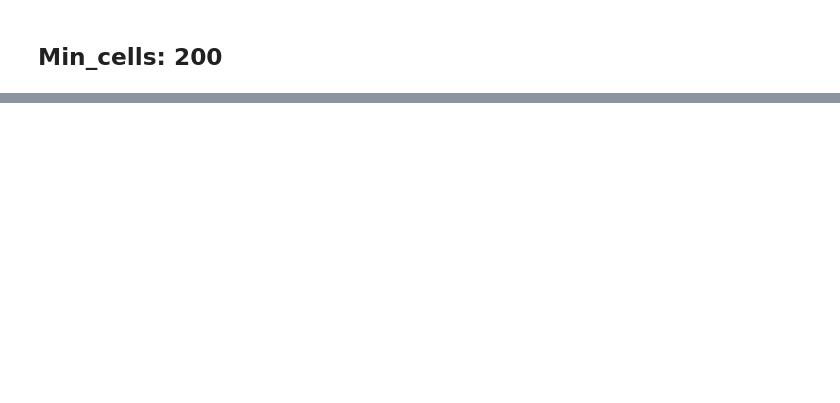
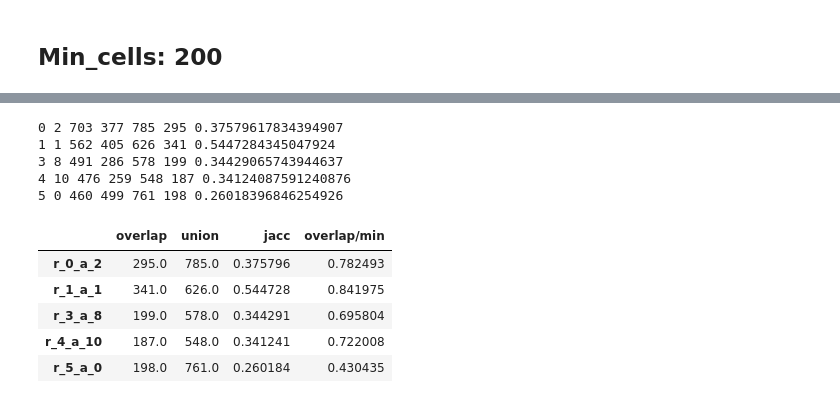
Before and after one commit to elhaam/AIscEA, a Jupyter notebook: examples/SNAREseq_Mus_5k.ipynb, the cells around one changed output, grey strips where cells are left out. Cells and saved outputs as stored; diff of their text form; code cells hidden in the pictures; blank space fills up the shorter version.

```diff
--- a/examples/Mus_5k_200.ipynb
+++ b/examples/SNAREseq_Mus_5k.ipynb
@@ -1347,0 +214,14 @@ with open(out_dir + 'ATAC_index_1360.pickle', 'wb') as handle:
+# %%
+# Double check the true mappings using cell labels
+
+df_cells_common = pd.DataFrame()
+
+for cls_rna in sorted(set(rna.obs['leiden'])):
+    for cls_atac in sorted(set(atac_cis_on_org.obs['leiden'])):
+        cells_atac  = atac_cis_on_org.obs[atac_cis_on_org.obs['leiden'] == str(cls_atac)].index
+        cells_rna = rna.obs[rna.obs['leiden'] == str(cls_rna)].index
+        df_cells_common.loc[('r_' + str(cls_rna)), ('a_' + str(cls_atac))] = len(set(cells_atac) & set(cells_rna))
+
+df_cells_common
+
+# 0:2, 1:1, 3:8, 5:0, 4:10
@@ -1347,0 +235,44 @@ with open(out_dir + 'ATAC_index_1360.pickle', 'wb') as handle:
+# %%
+# Double check the true mappings using cell labels
+import pickle
+import pandas as pd
+df_cells_common = pd.DataFrame(columns=['overlap', 'union', 'jacc', 'overlap/min'])
+out_dir = "/home/ejafari/alignment/downstream/notebooks/FW_cluster_cell_names/Mus_5k/"
+cls_overlap_dict = dict()
+
+for cls_rna in sorted(set(rna.obs['leiden'])):
+    cls_atac = str(col_ind_cor[int(cls_rna)])
+    cells_atac  = atac_cis_on_org.obs[atac_cis_on_org.obs['leiden'] == str(cls_atac)].index
+    cells_rna = rna.obs[rna.obs['leiden'] == str(cls_rna)].index
+    overlap = set(cells_atac) & set(cells_rna)
+    n_overlapping = len(overlap)
+    cls_overlap_dict[cls_rna + "_" + cls_atac] = overlap
+
+
+
+    n_union = len(set(cells_rna).union(cells_atac))
+    jacc = n_overlapping/n_union
+    overlap_min = n_overlapping/min(len(cells_rna), len(cells_atac))
+    df_cells_common.loc['r_' + str(cls_rna) + '_a_' + str(cls_atac)] = [n_overlapping, n_union, jacc, overlap_min]
+
+    print(cls_rna, cls_atac, len(cells_rna), len(cells_atac), n_union, n_overlapping, jacc)
+
+    # Save overlapping cell names in mapped clusters
+with open(out_dir + 'overlap_mapped_clusters.pickle', 'wb') as handle:
+    pickle.dump(cls_overlap_dict, handle, protocol=pickle.HIGHEST_PROTOCOL)
+
+df_cells_common
+
+# 0:2, 1:1, 3:8, 5:0, 4:10
+# %% [output]
+0 2 703 377 785 295 0.37579617834394907
+1 1 562 405 626 341 0.5447284345047924
+3 8 491 286 578 199 0.34429065743944637
+4 10 476 259 548 187 0.34124087591240876
+5 0 460 499 761 198 0.26018396846254926
+|  | overlap | union | jacc | overlap/min |
+| r_0_a_2 | 295.0 | 785.0 | 0.375796 | 0.782493 |
+| r_1_a_1 | 341.0 | 626.0 | 0.544728 | 0.841975 |
+| r_3_a_8 | 199.0 | 578.0 | 0.344291 | 0.695804 |
+| r_4_a_10 | 187.0 | 548.0 | 0.341241 | 0.722008 |
+| r_5_a_0 | 198.0 | 761.0 | 0.260184 | 0.430435 |
```
Also changed, not shown: parts of 49 cells of this notebook, 2 other files.
